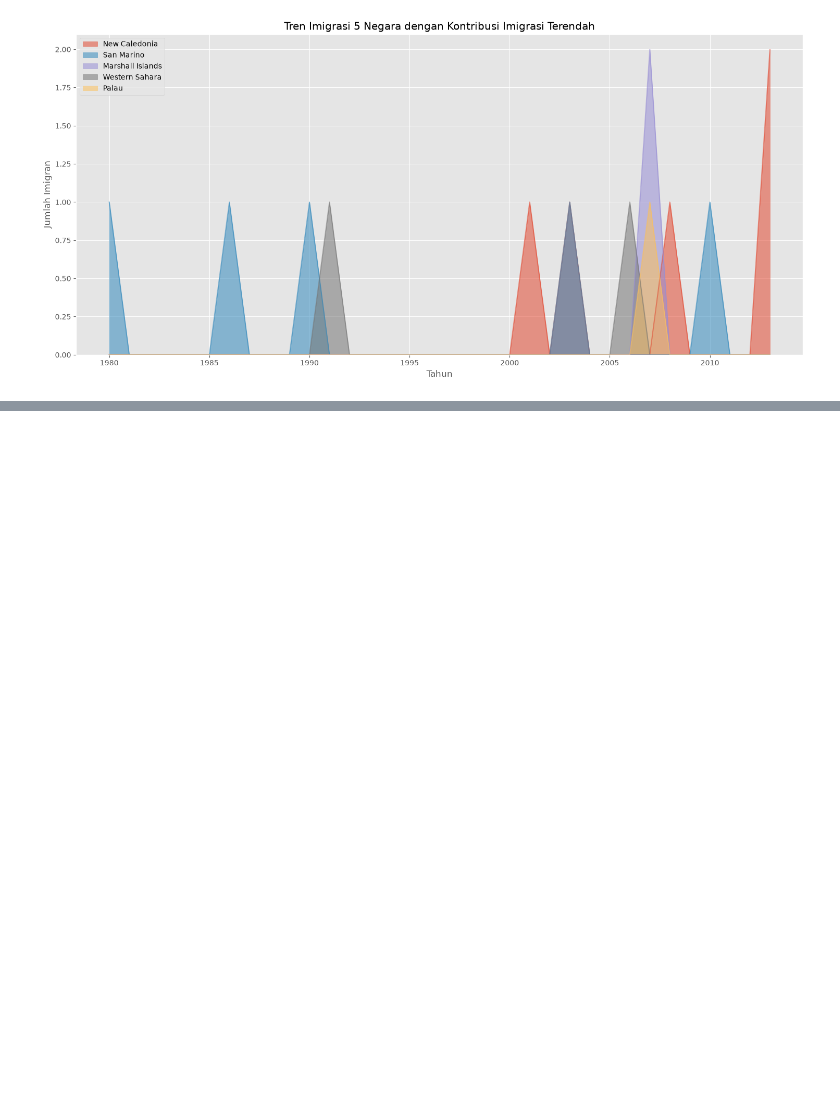
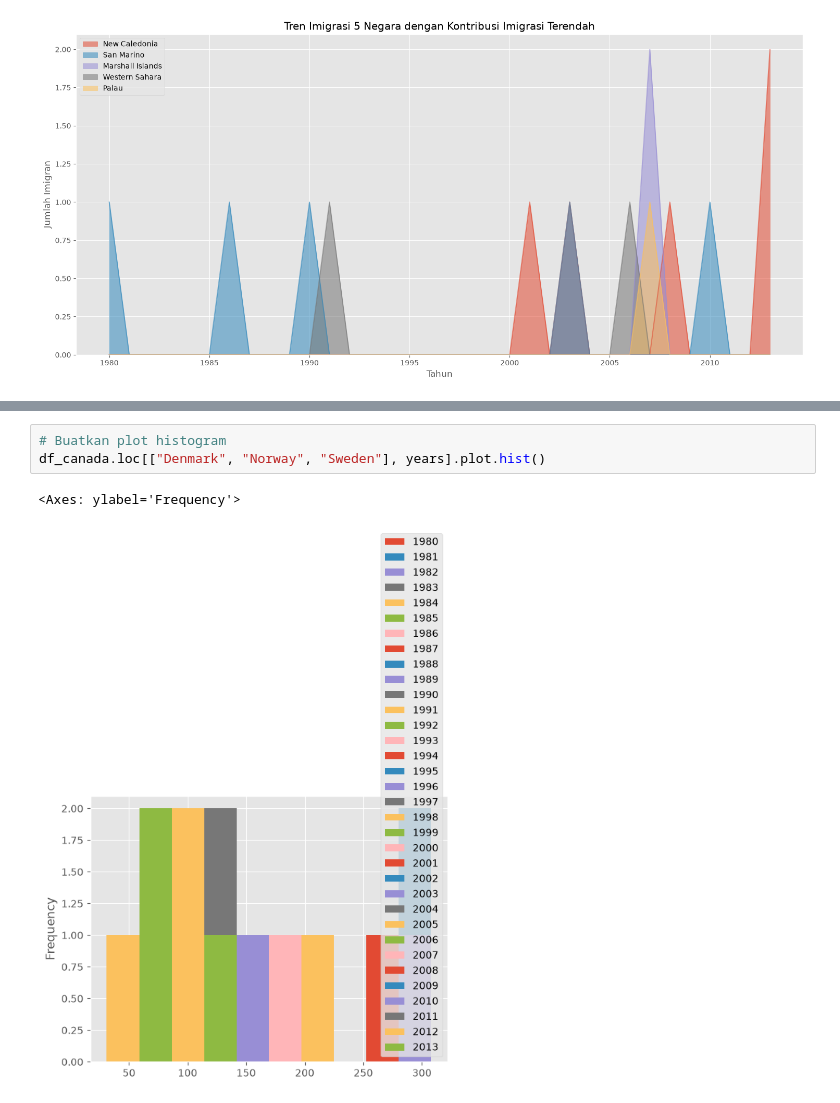
Before and after one commit to jagadhita28/ibm-data-visualization-python, a Jupyter notebook: module-2-basic-specialized-tools/notebooks/01_basic_visualization_tools.ipynb, the cells around one changed output, grey strips where cells are left out. Cells and saved outputs as stored; diff of their text form; blank space fills up the shorter version.

```diff
--- a/module-2-basic-specialized-tools/notebooks/01_basic_visualization_tools.ipynb
+++ b/module-2-basic-specialized-tools/notebooks/01_basic_visualization_tools.ipynb
@@ -233,0 +318,6 @@ Text(0.5, 0, 'Tahun')
+# %%
+# Buatkan plot histogram
+df_canada.loc[["Denmark", "Norway", "Sweden"], years].plot.hist()
+# %% [output]
+<Axes: ylabel='Frequency'>
+[figure, added]
```
Also changed, not shown: parts of 26 cells of this notebook, 5 other files.
